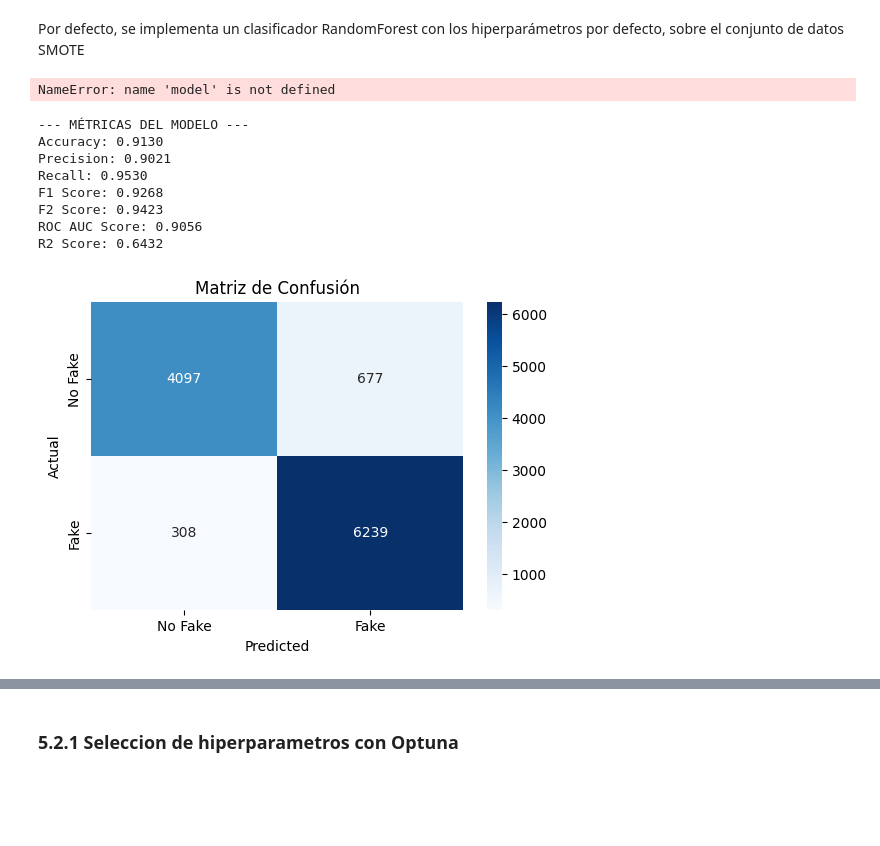
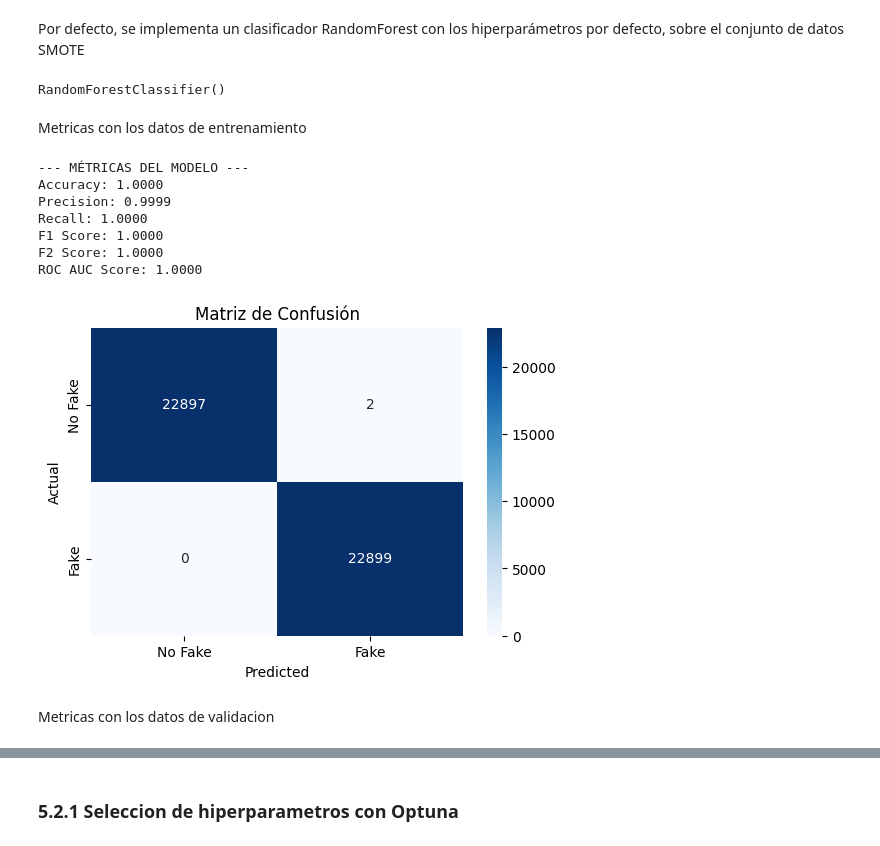
Before and after one commit to cflorido/Text-Analytics-Tool, a Jupyter notebook: NataliaCode.ipynb, the cells around one changed output, grey strips where cells are left out. Drawn from its saved outputs; the diff is of its cells as text; code cells hidden in the pictures; blank space fills up the shorter version.

Commit message:
Funciona random forest

```diff
--- a/NataliaCode.ipynb
+++ b/NataliaCode.ipynb
@@ -971,21 +971,23 @@ Este algoritmo fue implementado por Carol Florido
 Por defecto, se implementa un clasificador RandomForest con los hiperparámetros por defecto, sobre el conjunto de datos SMOTE
 # %%
 # Entrenar modelo Random Forest
-model = RandomForestClassifier(n_estimators=100, random_state=42)
+model = RandomForestClassifier()
 model.fit(X_smote, Y_smote)
+# %% [output]
+RandomForestClassifier()
 # %%
 # Predicciones
-y_pred = model.predict(X_test)
+y_pred = model.predict(X_smote)
-# %% [output]
-NameError: name 'model' is not defined
+# %% [markdown]
+Metricas con los datos de entrenamiento
 # %%
 # Evaluación del modelo
-accuracy = accuracy_score(y_test, y_pred)
-precision = precision_score(y_test, y_pred)
-recall = recall_score(y_test, y_pred)
-f1 = f1_score(y_test, y_pred)
-f2 = fbeta_score(y_test, y_pred, beta=2)
-roc_auc = roc_auc_score(y_test, y_pred)
+accuracy = accuracy_score(Y_smote, y_pred)
+precision = precision_score(Y_smote, y_pred)
+recall = recall_score(Y_smote, y_pred)
+f1 = f1_score(Y_smote, y_pred)
+f2 = fbeta_score(Y_smote, y_pred, beta=2)
+roc_auc = roc_auc_score(Y_smote, y_pred)
 
 print("--- MÉTRICAS DEL MODELO ---")
 print(f"Accuracy: {accuracy:.4f}")
@@ -994,24 +996,24 @@ print(f"Recall: {recall:.4f}")
 print(f"F1 Score: {f1:.4f}")
 print(f"F2 Score: {f2:.4f}")
 print(f"ROC AUC Score: {roc_auc:.4f}")
-print(f"R2 Score: {r2:.4f}")
 # %% [output]
 --- MÉTRICAS DEL MODELO ---
-Accuracy: 0.9130
-Precision: 0.9021
-Recall: 0.9530
-F1 Score: 0.9268
-F2 Score: 0.9423
-ROC AUC Score: 0.9056
-R2 Score: 0.6432
+Accuracy: 1.0000
+Precision: 0.9999
+Recall: 1.0000
+F1 Score: 1.0000
+F2 Score: 1.0000
+ROC AUC Score: 1.0000
 # %%
 # Matriz de confusión
-conf_matrix = confusion_matrix(y_test, y_pred)
+conf_matrix = confusion_matrix(Y_smote, y_pred)
 plt.figure(figsize=(6, 4))
 sns.heatmap(conf_matrix, annot=True, fmt='d', cmap='Blues', xticklabels=['No Fake', 'Fake'], yticklabels=['No Fake', 'Fake'])
 plt.xlabel('Predicted')
 plt.ylabel('Actual')
 plt.title('Matriz de Confusión')
 plt.show()
 # %% [output]
-[figure, old version]
+[figure, new version]
+# %% [markdown]
+Metricas con los datos de validacion
```
Also changed, not shown: parts of 2 cells of this notebook.
